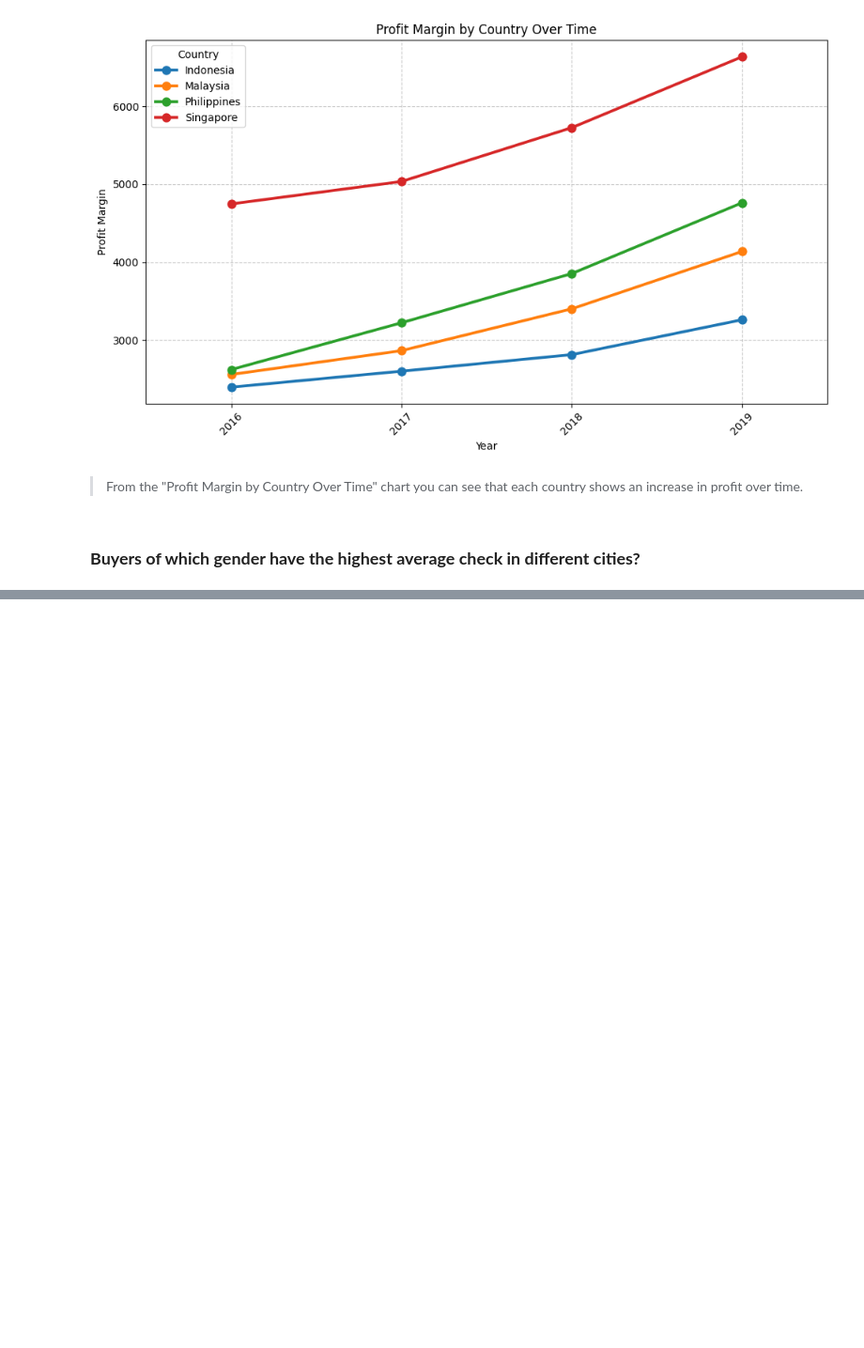
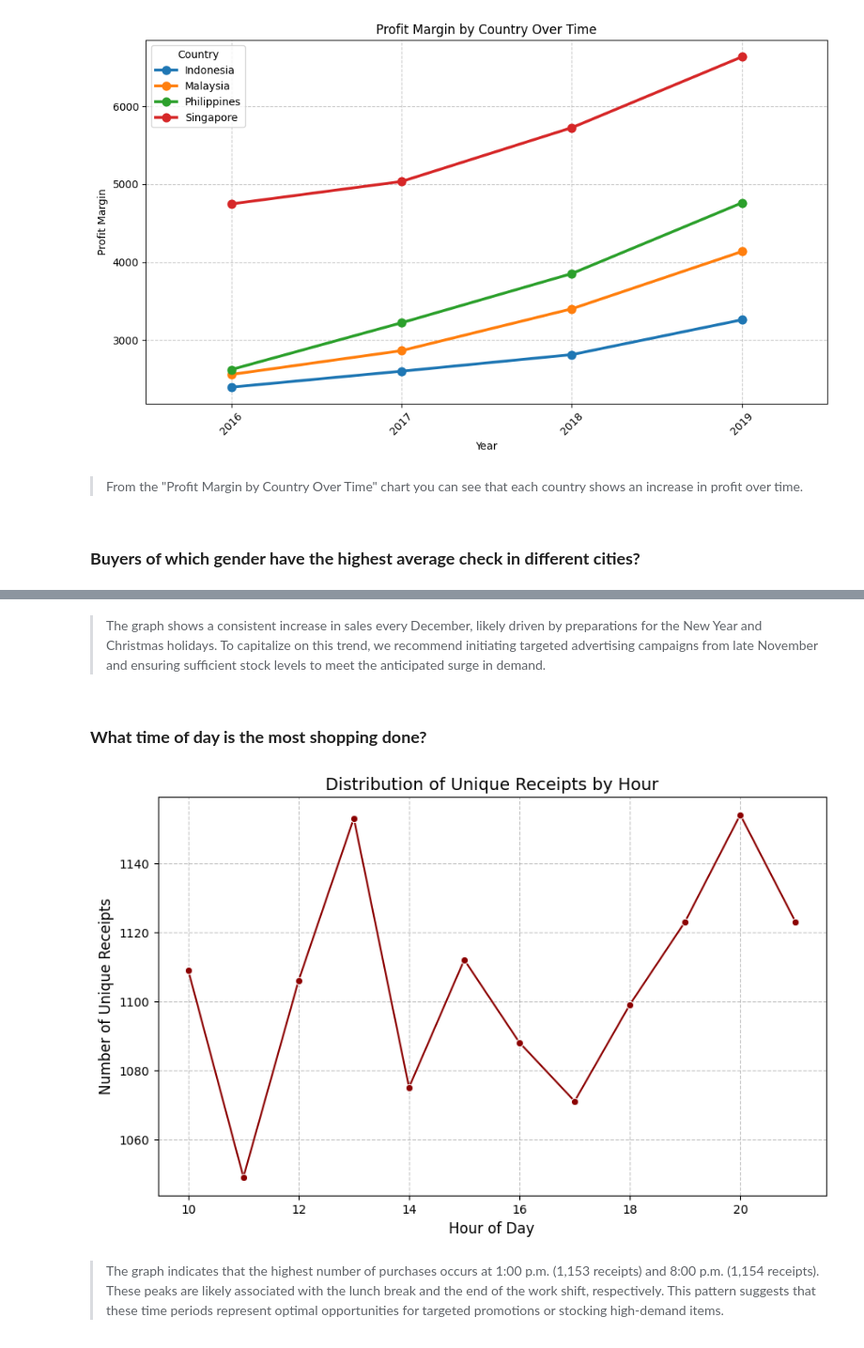
Before and after one commit to KharchenkoAnastasia/Airbus-Ship-Detection, a Jupyter notebook: customer_analysis_grocery_chain.ipynb, the cells around one changed output, grey strips where cells are left out. Shown: that part at 94% size. Cells and saved outputs as stored; diff of their text form; code cells hidden in the pictures; blank space fills up the shorter version.

```diff
--- a/customer_analysis_grocery_chain.ipynb
+++ b/customer_analysis_grocery_chain.ipynb
@@ -288,0 +389,26 @@ plt.show()
+# %% [markdown]
+
+
+> The graph shows a consistent increase in sales every December, likely driven by preparations for the New Year and Christmas holidays. To capitalize on this trend, we recommend initiating targeted advertising campaigns from late November and ensuring sufficient stock levels to meet the anticipated surge in demand.
+# %% [markdown]
+### **What time of day is the most shopping done?**
+# %%
+# Extract the hour from your Time column
+df['Hour'] = (df['Time'] * 24).astype(int)
+
+# Count unique purchases (transactions) by hour
+hourly_purchases=df.groupby("Hour")['Receipt Number'].nunique().reset_index()
+hourly_purchases.columns=['Hour', 'Number of Unique Receipts']
+
+plt.figure(figsize=(10, 6))
+sns.lineplot(x='Hour', y='Number of Unique Receipts', data=hourly_purchases, marker='o', color='darkred')
+plt.title('Distribution of Unique Receipts by Hour', fontsize=14)
+plt.xlabel('Hour of Day', fontsize=12)
+plt.ylabel('Number of Unique Receipts', fontsize=12)
+plt.grid(True, linestyle='--', alpha=0.7)
+# %% [output]
+[figure, added]
+# %% [markdown]
+
+
+> The graph indicates that the highest number of purchases occurs at 1:00 p.m. (1,153 receipts) and 8:00 p.m. (1,154 receipts). These peaks are likely associated with the lunch break and the end of the work shift, respectively. This pattern suggests that these time periods represent optimal opportunities for targeted promotions or stocking high-demand items.
```
Also changed, not shown: parts of 12 cells of this notebook.
